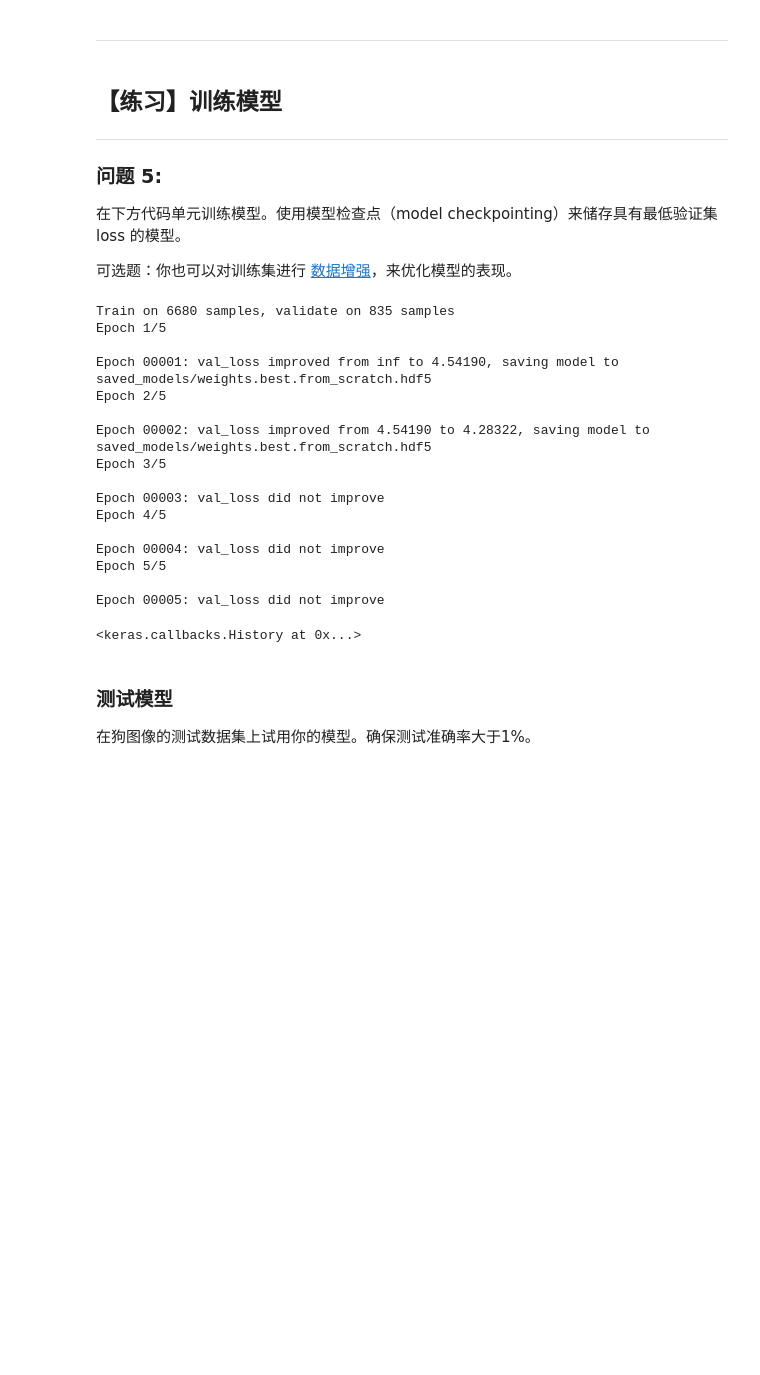
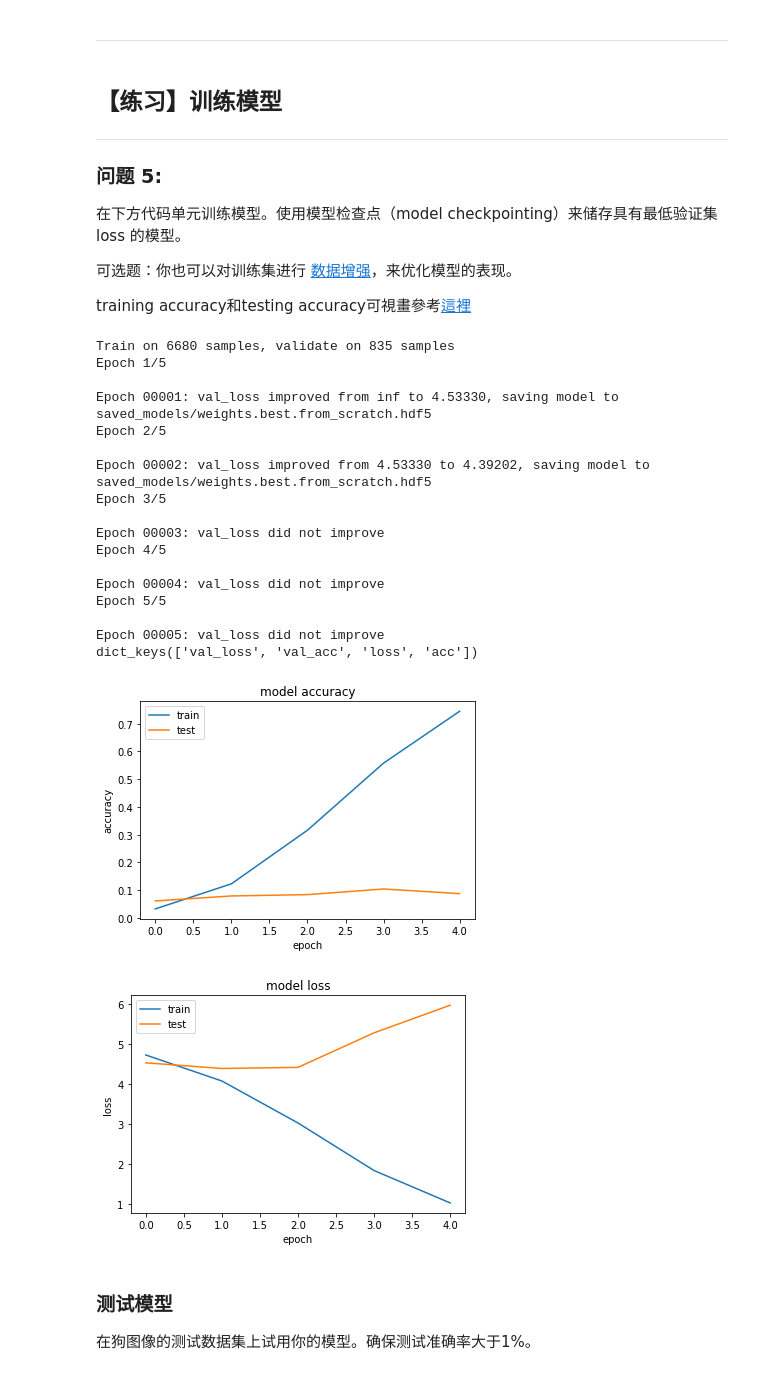
Before and after one commit to agassi4013/MLND_dog_project, a Jupyter notebook: dog_app.ipynb, the cells around one changed output. Saved outputs shown, nothing was run; the diff lists cells and outputs as text; code cells hidden in the pictures; blank space fills up the shorter version.

```diff
--- a/dog_app.ipynb
+++ b/dog_app.ipynb
@@ -441,39 +459,61 @@ model.compile(optimizer='rmsprop', loss='categorical_crossentropy', metrics=['ac
 在下方代码单元训练模型。使用模型检查点（model checkpointing）来储存具有最低验证集 loss 的模型。
 
 可选题：你也可以对训练集进行 [数据增强](https://blog.keras.io/building-powerful-image-classification-models-using-very-little-data.html)，来优化模型的表现。
+
+training accuracy和testing accuracy可視畫參考[這裡](https://machinelearningmastery.com/display-deep-learning-model-training-history-in-keras/)
 # %%
 from keras.callbacks import ModelCheckpoint
 
 ### TODO: 设置训练模型的epochs的数量
 
 epochs = 5
 
 ### 不要修改下方代码
 
 checkpointer = ModelCheckpoint(filepath='saved_models/weights.best.from_scratch.hdf5',
                                verbose=1, save_best_only=True)
 
-model.fit(train_tensors, train_targets,
+history = model.fit(train_tensors, train_targets,
           validation_data=(valid_tensors, valid_targets),
           epochs=epochs, batch_size=20, callbacks=[checkpointer], verbose=1)
+# list all data in history
+print(history.history.keys())
+# summarize history for accuracy
+plt.plot(history.history['acc'])
+plt.plot(history.history['val_acc'])
+plt.title('model accuracy')
+plt.ylabel('accuracy')
+plt.xlabel('epoch')
+plt.legend(['train', 'test'], loc='upper left')
+plt.show()
+# summarize history for loss
+plt.plot(history.history['loss'])
+plt.plot(history.history['val_loss'])
+plt.title('model loss')
+plt.ylabel('loss')
+plt.xlabel('epoch')
+plt.legend(['train', 'test'], loc='upper left')
+plt.show()
 # %% [output]
 Train on 6680 samples, validate on 835 samples
 Epoch 1/5
 
-Epoch 00001: val_loss improved from inf to 4.54190, saving model to saved_models/weights.best.from_scratch.hdf5
+Epoch 00001: val_loss improved from inf to 4.53330, saving model to saved_models/weights.best.from_scratch.hdf5
 Epoch 2/5
 
-Epoch 00002: val_loss improved from 4.54190 to 4.28322, saving model to saved_models/weights.best.from_scratch.hdf5
+Epoch 00002: val_loss improved from 4.53330 to 4.39202, saving model to saved_models/weights.best.from_scratch.hdf5
 Epoch 3/5
 
 Epoch 00003: val_loss did not improve
 Epoch 4/5
 
 Epoch 00004: val_loss did not improve
 Epoch 5/5
 
 Epoch 00005: val_loss did not improve
+dict_keys(['val_loss', 'val_acc', 'loss', 'acc'])
-<keras.callbacks.History at 0x...>
+[figure, added]
+[figure, added]
 # %%
 ## 加载具有最好验证loss的模型
 
```
Also changed, not shown: parts of 10 cells of this notebook, 1 other file.
